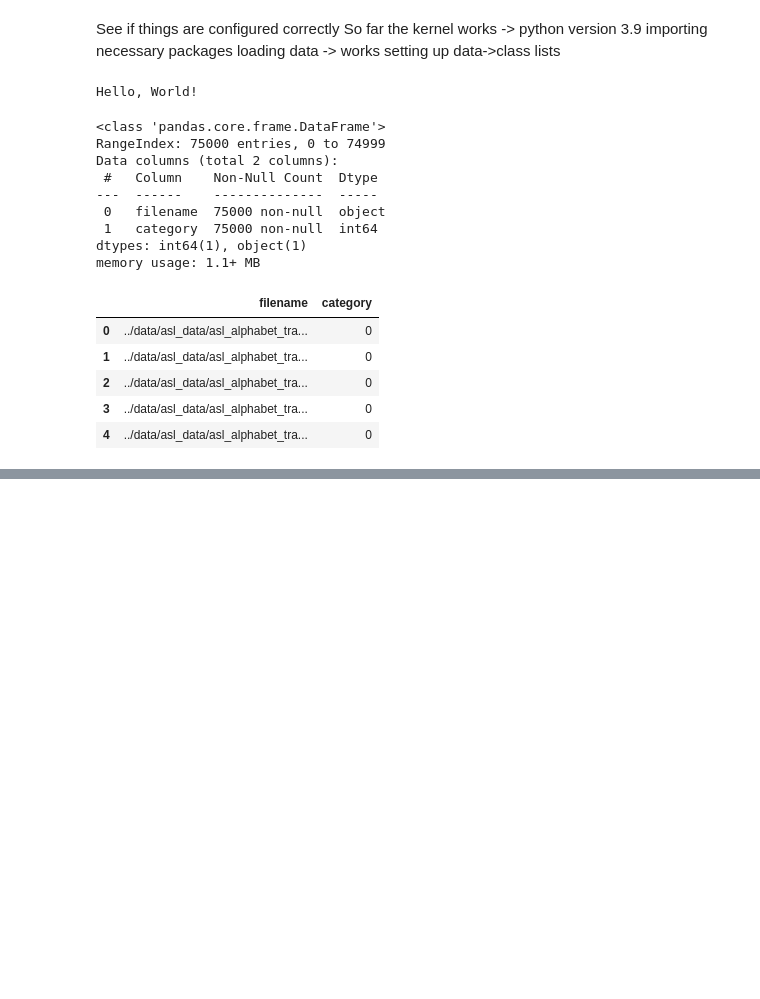
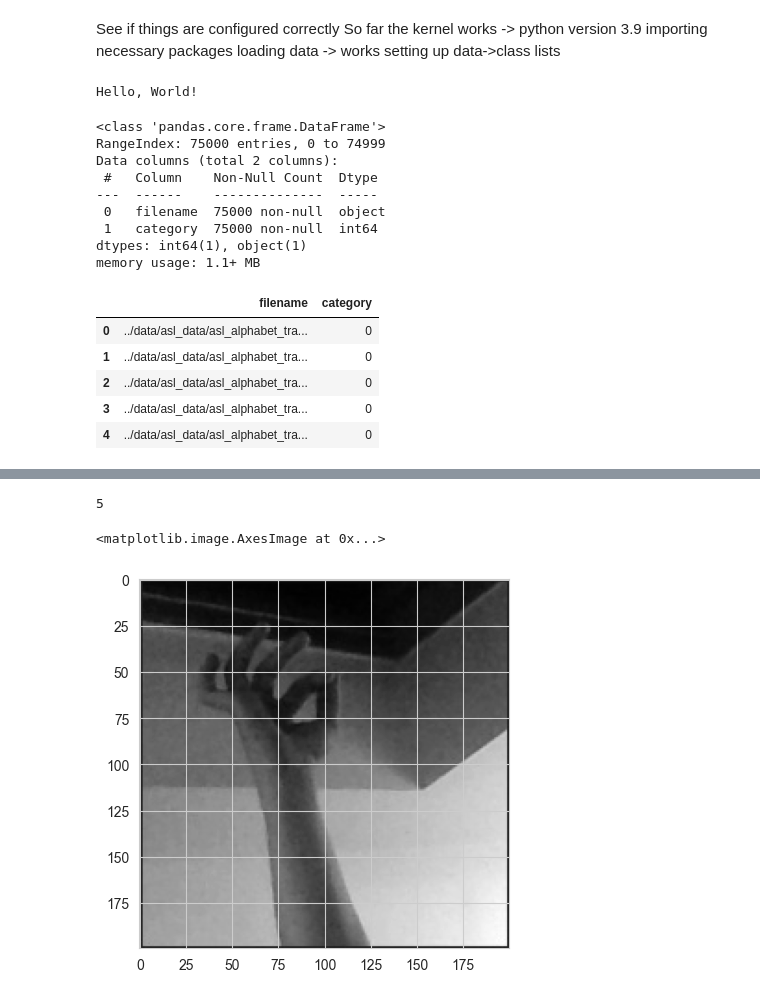
Before and after one commit to teostereciu/mlp, a Jupyter notebook: notebooks/flyingrat11.ipynb, the cells around one changed output, grey strips where cells are left out. Drawn from its saved outputs; the diff is of its cells as text; code cells hidden in the pictures; blank space fills up the shorter version.

```diff
--- a/notebooks/flyingrat11.ipynb
+++ b/notebooks/flyingrat11.ipynb
@@ -145,0 +150,4 @@ sub_df5.head()
+# %%
+df5_imagePix = pd.DataFrame(sub_df5['greyscale'].apply(pd.Series).values, columns=[f'pixel_{i}' for i in range(len(sub_df5['greyscale'].iloc[0]))])
+
+df5_imagePix.head()
@@ -145,0 +162,3 @@ sub_df5.head()
+# %%
+df5_imagePix['category'] = sub_df5['category']
+df5_imagePix.head()
@@ -145,0 +173,7 @@ sub_df5.head()
+# %%
+print(df5_imagePix['category'][0])
+plt.imshow(df5_imagePix.loc[0].drop('category').to_numpy().reshape((200,200)), cmap='gray')
+# %% [output]
+5
+<matplotlib.image.AxesImage at 0x...>
+[figure, added]
```
Also changed, not shown: parts of 7 cells of this notebook, 1 other file.
